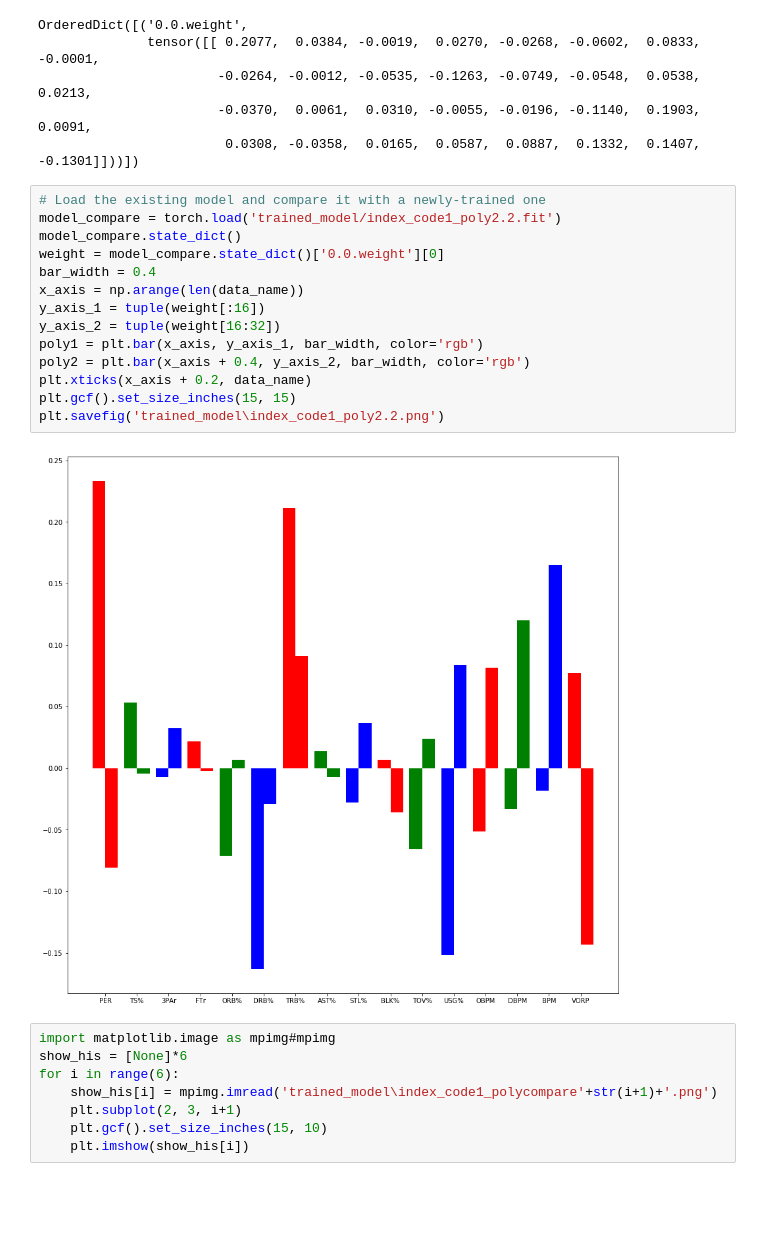
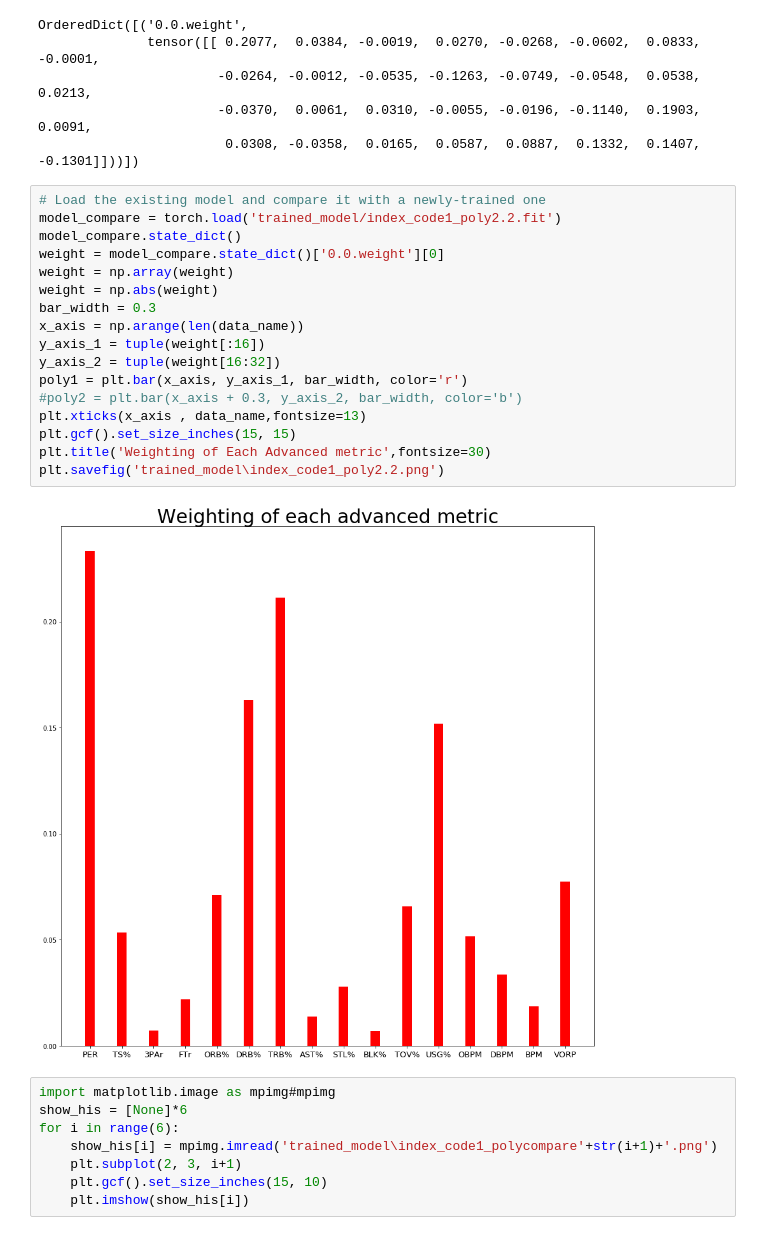
Before and after one commit to ickletsmulet/ECE-143-Group-19, a Jupyter notebook: Version4.1.ipynb, the cells around one changed output. Saved outputs shown, nothing was run; the diff lists cells and outputs as text; blank space fills up the shorter version.

Commit message:
visual

```diff
--- a/Version4.1.ipynb
+++ b/Version4.1.ipynb
@@ -311,19 +311,22 @@ OrderedDict([('0.0.weight',
 # %%
 # Load the existing model and compare it with a newly-trained one
 model_compare = torch.load('trained_model/index_code1_poly2.2.fit')
 model_compare.state_dict()
 weight = model_compare.state_dict()['0.0.weight'][0]
-bar_width = 0.4
+weight = np.array(weight)
+weight = np.abs(weight)
+bar_width = 0.3
 x_axis = np.arange(len(data_name))
 y_axis_1 = tuple(weight[:16])
 y_axis_2 = tuple(weight[16:32])
-poly1 = plt.bar(x_axis, y_axis_1, bar_width, color='rgb')
-poly2 = plt.bar(x_axis + 0.4, y_axis_2, bar_width, color='rgb')
-plt.xticks(x_axis + 0.2, data_name)
+poly1 = plt.bar(x_axis, y_axis_1, bar_width, color='r')
+#poly2 = plt.bar(x_axis + 0.3, y_axis_2, bar_width, color='b')
+plt.xticks(x_axis , data_name,fontsize=13)
 plt.gcf().set_size_inches(15, 15)
+plt.title('Weighting of Each Advanced metric',fontsize=30)
 plt.savefig('trained_model\index_code1_poly2.2.png')
 # %% [output]
-[figure, old version]
+[figure, new version]
 # %%
 import matplotlib.image as mpimg#mpimg
 show_his = [None]*6
```
Also changed, not shown: parts of 2 cells of this notebook, 1 other file.
